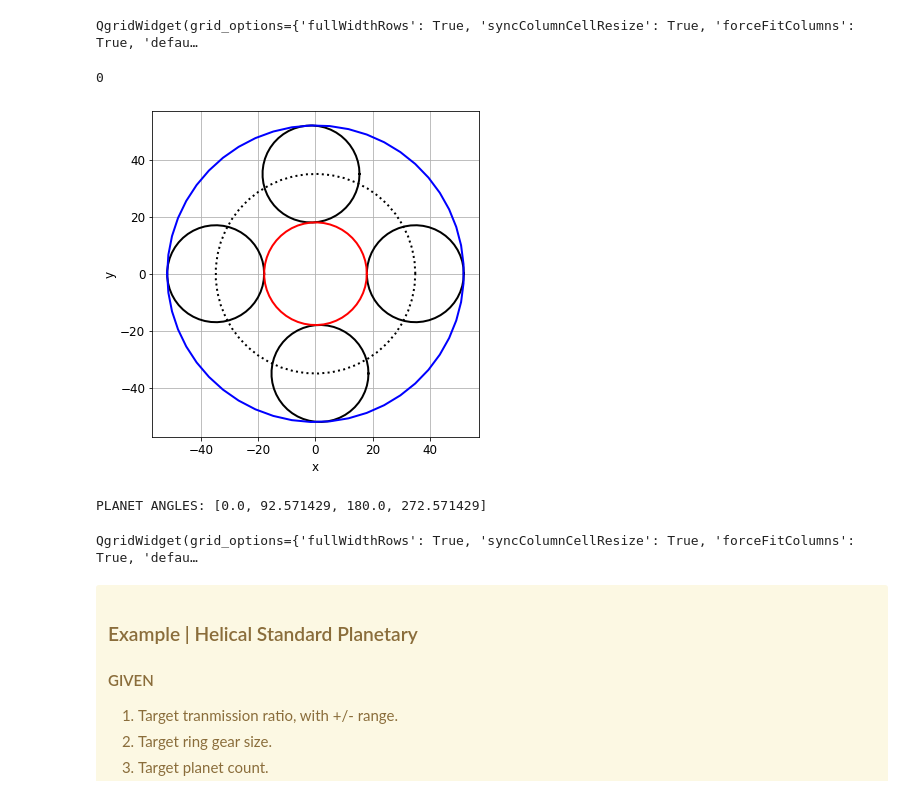
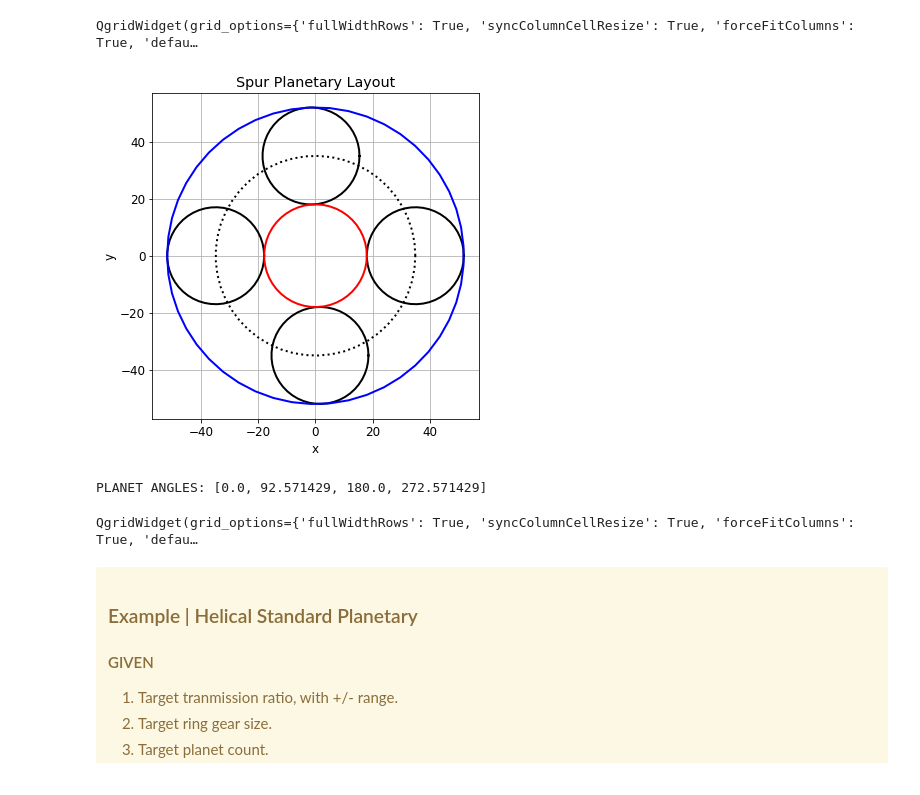
Before and after one commit to drivetrainhub/notebooks-gears, a Jupyter notebook: geometry/Chapter 4 - Planetary Gears.ipynb, the cells around one changed output. Drawn from its saved outputs; the diff is of its cells as text; code cells hidden in the pictures.

Commit message:
Completes design layouts for spur planetary geartrain.  Ready to begin helical planetary.

```diff
--- a/geometry/Chapter 4 - Planetary Gears.ipynb
+++ b/geometry/Chapter 4 - Planetary Gears.ipynb
@@ -163,21 +193,21 @@ When designing a planetary geartrain, a transmission ratio is typically used to
 # NOTE: Negative sign convention is used for number of ring gear teeth, z3.
 
 def std_ratio_base(z1, z3):
-    """Compute the base transmission ratio between sun and ring with the carrier constrained to ground."""
+    """Compute the base transmission ratio between sun and ring, with the carrier constrained to ground."""
 
     return z3 / z1
 
 
 def std_ratio_1v(ratio_base):
-    """Compute the transmission ratio between sun and carrier with the ring gear constrained to ground."""
+    """Compute the transmission ratio between sun and carrier, with the ring gear constrained to ground."""
 
     return 1 - ratio_base
 
 
 def std_ratio_3v(ratio_base):
-    """Compute the transmission ratio between the carrier and ring with the sun gear constrained to ground."""
+    """Compute the transmission ratio between the ring and carrier, with the sun gear constrained to ground."""
 
-    return ratio_base / (ratio_base - 1)
+    return 1 - 1 / ratio_base
 # %% [markdown]
 ### Constraints
 
@@ -447,7 +600,7 @@ To extend the planetary design rules to helical gearing, we need to consider the
 # %%
 # HELPERS
 # -------
-cols_candidate = ['#', 'z1', 'z2', 'z3', 'ratio', 'N', 'space', 'phase', 'mn', 'CD']
+cols_candidate = ['#', 'z1', 'z2', 'z3', 'ratio', 'N', 'space', 'phase', 'fx', 'fy', 'trq', 'mn', 'CD']
 
 
 def compute_candidate(i_candidate, z1, z3, number_of_planets, spacing):
@@ -462,17 +615,20 @@ def compute_candidate(i_candidate, z1, z3, number_of_planets, spacing):
     mn = ring_pitch_dia_target / z3
     reference_center_distance = mn * (z1 + z2) / 2
 
-    # compute phasing type
-    phasing_type = candidate_phasing(z3, number_of_planets)
+    # compute phasing data
+    thetas = get_planet_angles(z1, z3, number_of_planets)
+    phis = [mesh_phase_angle(theta, z3) for theta in thetas]
+    fx_sum, fy_sum, trq_sum = summed_phasing(thetas, phis)
+    phasing_type = get_phasing_type(fx_sum, fy_sum, trq_sum)
 
-    return [i_candidate, z1, f'~{z2}', z3, round(ratio_1v, 2), number_of_planets, spacing, phasing_type, round(mn, 3), round(reference_center_distance, 3)]
+    return [i_candidate, z1, f'~{z2}', z3, round(ratio_1v, 2), number_of_planets, spacing, phasing_type, round(fx_sum, 2), round(fy_sum, 2), round(trq_sum, 2), round(mn, 3), round(reference_center_distance, 3)]
 
 
 def get_candidate_dict(candidate_row):
     return {key: val for key, val in zip(cols_candidate, candidate_row)}
 
 
-def is_candidate_diametrally_opposed(candidate_dict):
+def is_candidate_diametrically_opposed(candidate_dict):
     return candidate_dict['space'] == 'X'
 
 
@@ -563,7 +719,7 @@ for z3 in z3_range:
 
         if allows_equally_spaced(equal_ticks):
             spacing = 'E'
-        elif allows_diametrally_opposed(equal_ticks):
+        elif allows_diametrically_opposed(equal_ticks):
             spacing = 'X'
         else:
             continue
@@ -617,10 +773,6 @@ qgridwidget = qgrid.show_grid(df)
 qgridwidget
 # %% [output]
 QgridWidget(grid_options={'fullWidthRows': True, 'syncColumnCellResize': True, 'forceFitColumns': True, 'defau…
-# %%
-52 % 4
-# %% [output]
-0
 # %%
 # PLOT CANDIDATE
 # --------------
@@ -658,46 +810,37 @@ x, y = planetary.circle_curve(carrier_pcd / 2)
 ax.plot(x, y, 'k:', linewidth=2)
 
 # planet spacing
-tick_angle = get_planet_tick_angle(z1, z3)
-equal_ticks = get_planet_equal_ticks(z1, z3, N)  # k
-equal_angle = 2 * pi / number_of_planets
-is_dia_opp = is_candidate_diametrally_opposed(candidate)
-
-if is_dia_opp:
-    theta1 = 0
-    theta2 = equal_angle + tick_angle / 2
-    planet_angles = [theta1, theta2, theta1 + pi, theta2 + pi]
-else:
-    planet_angles = [equal_angle * i for i in range(number_of_planets)]
+planet_angles = get_planet_angles(z1, z3, N)
 
 # planet pitch diameters
 for i in range(number_of_planets):
     xc, yc = planetary.polar_to_cartesian(cd, planet_angles[i])
     x, y = planetary.circle_curve(d_w2 / 2, x_center=xc, y_center=yc)
     ax.plot(x, y, 'k', linewidth=2)
 
 # ring pitch diameter
 x, y = planetary.circle_curve(d_w3 / 2)
 ax.plot(x, y, 'b', linewidth=2)
 
 # sun pitch diameter
 x, y = planetary.circle_curve(d_w1 / 2)
 ax.plot(x, y, 'r', linewidth=2)
 
 # plot format
 ax.set_aspect('equal')
+plt.title('Spur Planetary Layout')
 plt.xlabel('x')
 plt.ylabel('y')
 plt.grid()
 plt.show()
 
 # display planet angles
 print('PLANET ANGLES:', [round(degrees(theta), 6) for theta in planet_angles])
 
 # display candidate table
 qgridwidget
 # %% [output]
-[figure, old version]
+[figure, new version]
 PLANET ANGLES: [0.0, 92.571429, 180.0, 272.571429]
 QgridWidget(grid_options={'fullWidthRows': True, 'syncColumnCellResize': True, 'forceFitColumns': True, 'defau…
 # %% [markdown]
```
Also changed, not shown: parts of 14 cells of this notebook, 1 other file.
